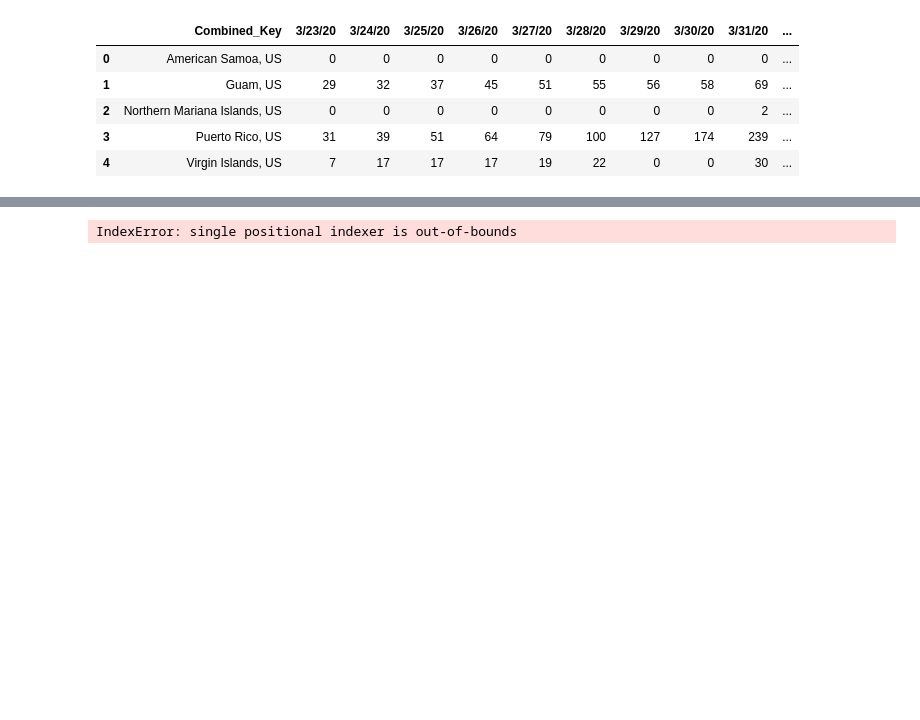
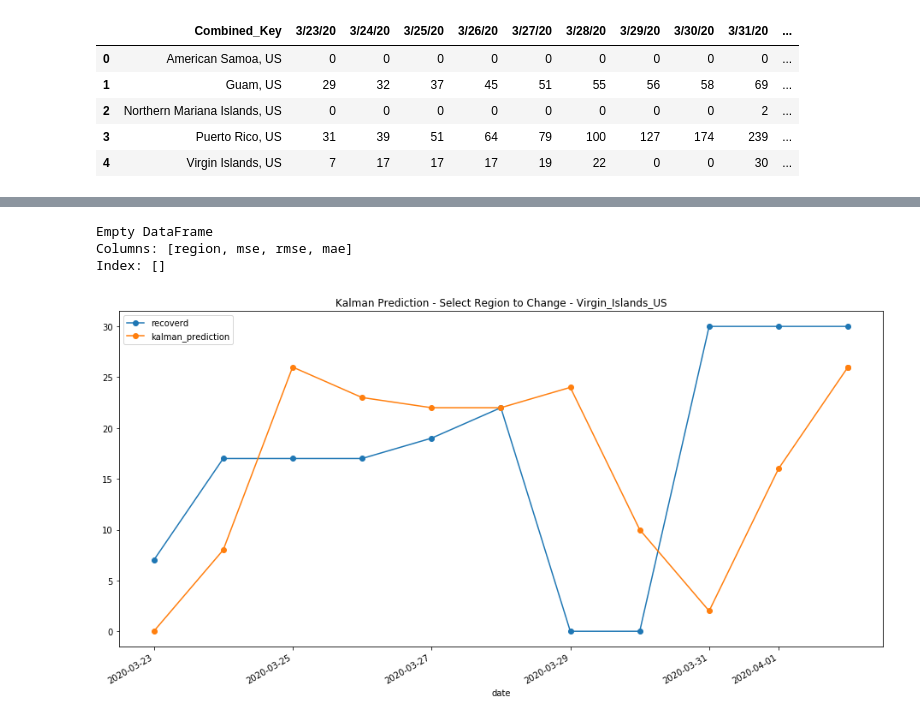
Before and after one commit to JosefHartsough/COVID-19-Prediction, a Jupyter notebook: jupyter/testing.ipynb, the cells around one changed output, grey strips where cells are left out. Saved outputs shown, nothing was run; the diff lists cells and outputs as text; code cells hidden in the pictures; blank space fills up the shorter version.

```diff
--- a/jupyter/testing.ipynb
+++ b/jupyter/testing.ipynb
@@ -288,19 +296,25 @@ KeyError: "['kalman_prediction'] not in index"
 # %%
-# Select region
-region='China_Shanghai'
+# print(t['kalman_prediction'])
 
-evaluation=pd.DataFrame(columns=['region','mse','rmse','mae'])
-place=0
+region = 'Virgin_Islands_US'
+
+evaluation = pd.DataFrame(columns = ['region','mse','rmse','mae'])
+place = 0
 for i in range(1,len(t)):
-  if(t.iloc[i,1] is not t.iloc[i-1,1]):
-    ex=np.array(t.iloc[i-len(ts):i,10])
-    pred=np.array(t.iloc[i-len(ts):i,2])
-    evaluation=evaluation.append({'region': t.iloc[i-1,1], 'mse': np.power((ex - pred),2).mean(),'rmse':sqrt(mean_squared_error(ex,pred)),'mae': (abs(ex - pred)).mean()}, ignore_index=True)
-p=t[t['region']==region][['date','region','confirmed','kalman_prediction']]
-p=p.rename(columns = {'confirmed':'recoverd'})
-p.iloc[len(p)-1,2]=None
-p=p.set_index(['date'])
-p.iloc[:,1:].plot(marker='o',figsize=(16,8)).set_title('Kalman Prediction - Select Region to Change - {}'.format(p.iloc[0,0]))
-print(evaluation[evaluation['region']==p.iloc[0,0]])
+  if (t.iloc[i,1] is not t.iloc[i-1,1]):
+    ex = np.array(t.iloc[i-len(ts):i,5])
+    pred = np.array(t.iloc[i-len(ts):i,2])
+    evaluation = evaluation.append({'region': t.iloc[i-1,1], 'mse': np.power((ex - pred),2).mean(),'rmse':sqrt(mean_squared_error(ex,pred)),'mae': (abs(ex - pred)).mean()}, ignore_index=True)
+p = t[t['region'] == region][['date','region','confirmed','kalman_prediction']]
+
+p = p.rename(columns = {'confirmed':'recoverd'})
+p.iloc[len(p)-1,2] = None
+p = p.set_index(['date'])
+p.iloc[:,1:].plot(marker='o', figsize=(16,8)).set_title('Kalman Prediction - Select Region to Change - {}'.format(p.iloc[0,0]))
+
+print(evaluation[evaluation['region'] == p.iloc[0,0]])
 # %% [output]
-IndexError: single positional indexer is out-of-bounds
+Empty DataFrame
+Columns: [region, mse, rmse, mae]
+Index: []
+[figure, added]
```
Also changed, not shown: parts of 14 cells of this notebook, 5 other files.
